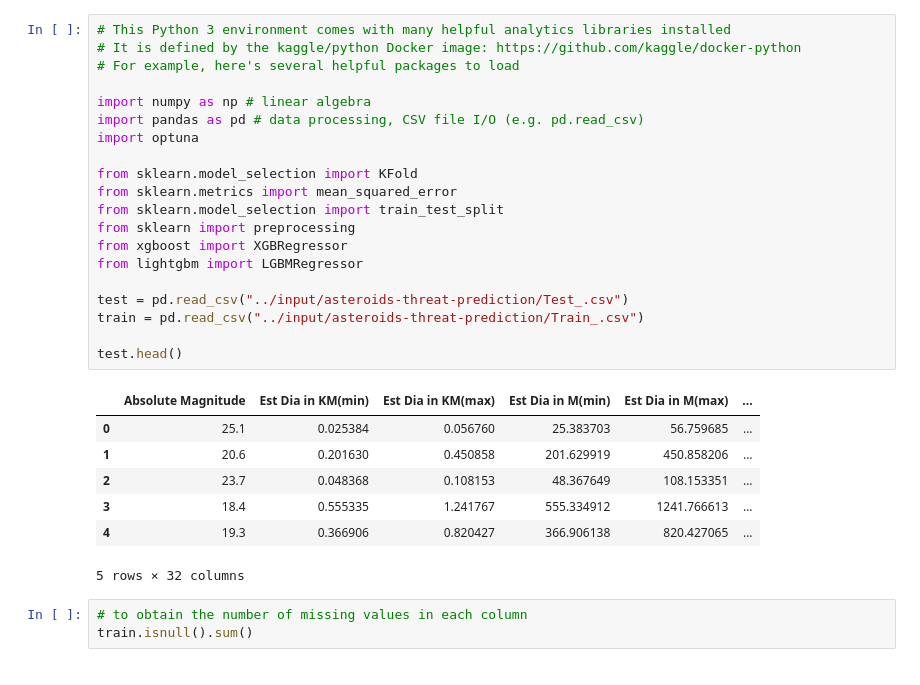
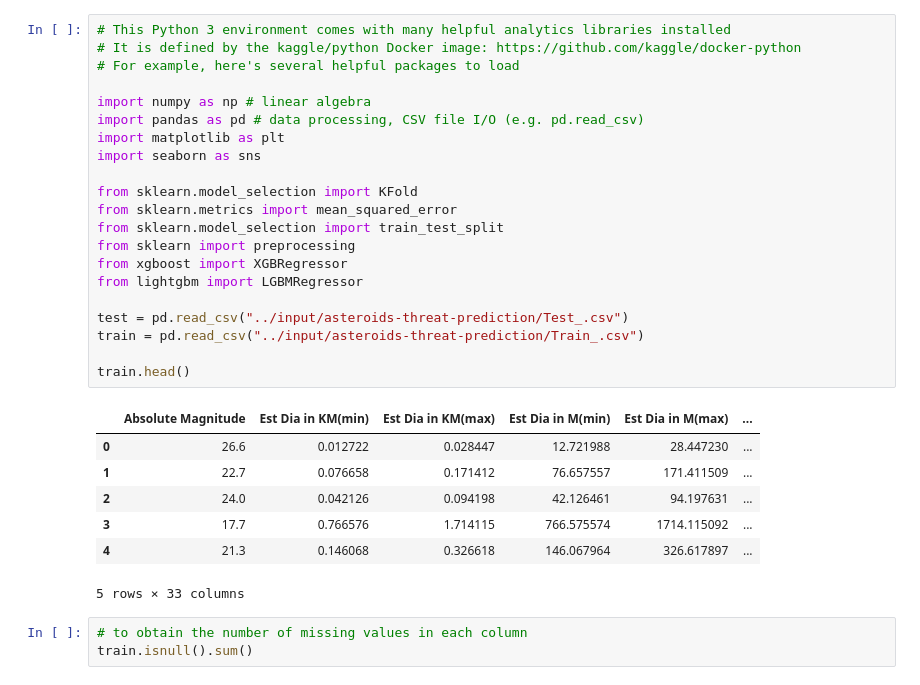
Before and after one commit to edwardloo/Kaggle, a Jupyter notebook: asteroid-threat-prediction.ipynb, the cells around one changed output. Drawn from its saved outputs; the diff is of its cells as text.

```diff
--- a/asteroid-threat-prediction.ipynb
+++ b/asteroid-threat-prediction.ipynb
@@ -1,31 +1,32 @@
 # %%
 # This Python 3 environment comes with many helpful analytics libraries installed
 # It is defined by the kaggle/python Docker image: https://github.com/kaggle/docker-python
 # For example, here's several helpful packages to load
 
 import numpy as np # linear algebra
 import pandas as pd # data processing, CSV file I/O (e.g. pd.read_csv)
-import optuna
+import matplotlib as plt
+import seaborn as sns
 
 from sklearn.model_selection import KFold
 from sklearn.metrics import mean_squared_error
 from sklearn.model_selection import train_test_split
 from sklearn import preprocessing
 from xgboost import XGBRegressor
 from lightgbm import LGBMRegressor
 
 test = pd.read_csv("../input/asteroids-threat-prediction/Test_.csv")
 train = pd.read_csv("../input/asteroids-threat-prediction/Train_.csv")
 
-test.head()
+train.head()
 # %% [output]
 |  | Absolute Magnitude | Est Dia in KM(min) | Est Dia in KM(max) | Est Dia in M(min) | Est Dia in M(max) | ... |
-| 0 | 25.1 | 0.025384 | 0.056760 | 25.383703 | 56.759685 | ... |
-| 1 | 20.6 | 0.201630 | 0.450858 | 201.629919 | 450.858206 | ... |
-| 2 | 23.7 | 0.048368 | 0.108153 | 48.367649 | 108.153351 | ... |
-| 3 | 18.4 | 0.555335 | 1.241767 | 555.334912 | 1241.766613 | ... |
-| 4 | 19.3 | 0.366906 | 0.820427 | 366.906138 | 820.427065 | ... |
+| 0 | 26.6 | 0.012722 | 0.028447 | 12.721988 | 28.447230 | ... |
+| 1 | 22.7 | 0.076658 | 0.171412 | 76.657557 | 171.411509 | ... |
+| 2 | 24.0 | 0.042126 | 0.094198 | 42.126461 | 94.197631 | ... |
+| 3 | 17.7 | 0.766576 | 1.714115 | 766.575574 | 1714.115092 | ... |
+| 4 | 21.3 | 0.146068 | 0.326618 | 146.067964 | 326.617897 | ... |
-5 rows × 32 columns
+5 rows × 33 columns
 # %%
 # to obtain the number of missing values in each column
 train.isnull().sum()
```
Also changed, not shown: parts of 6 cells of this notebook.
